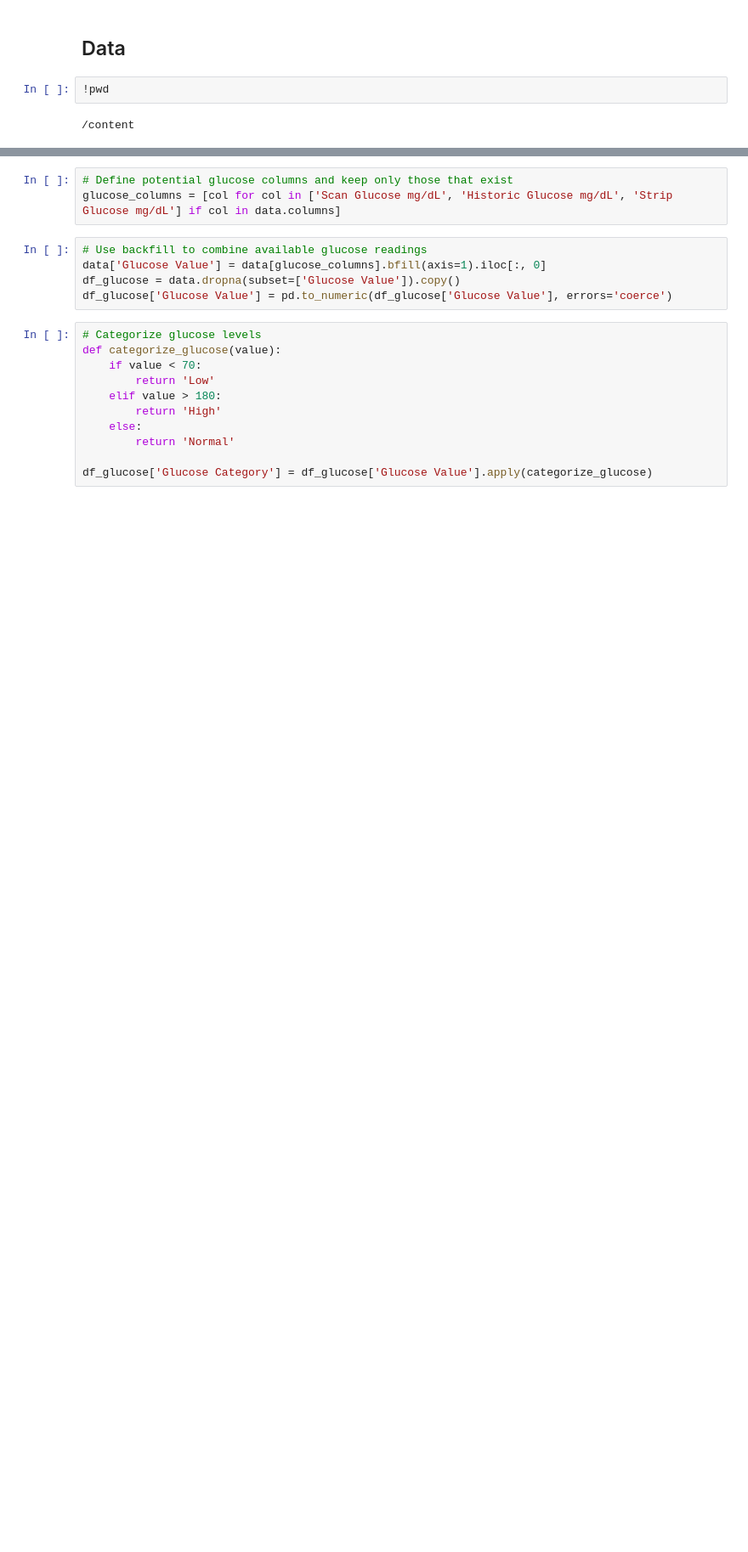
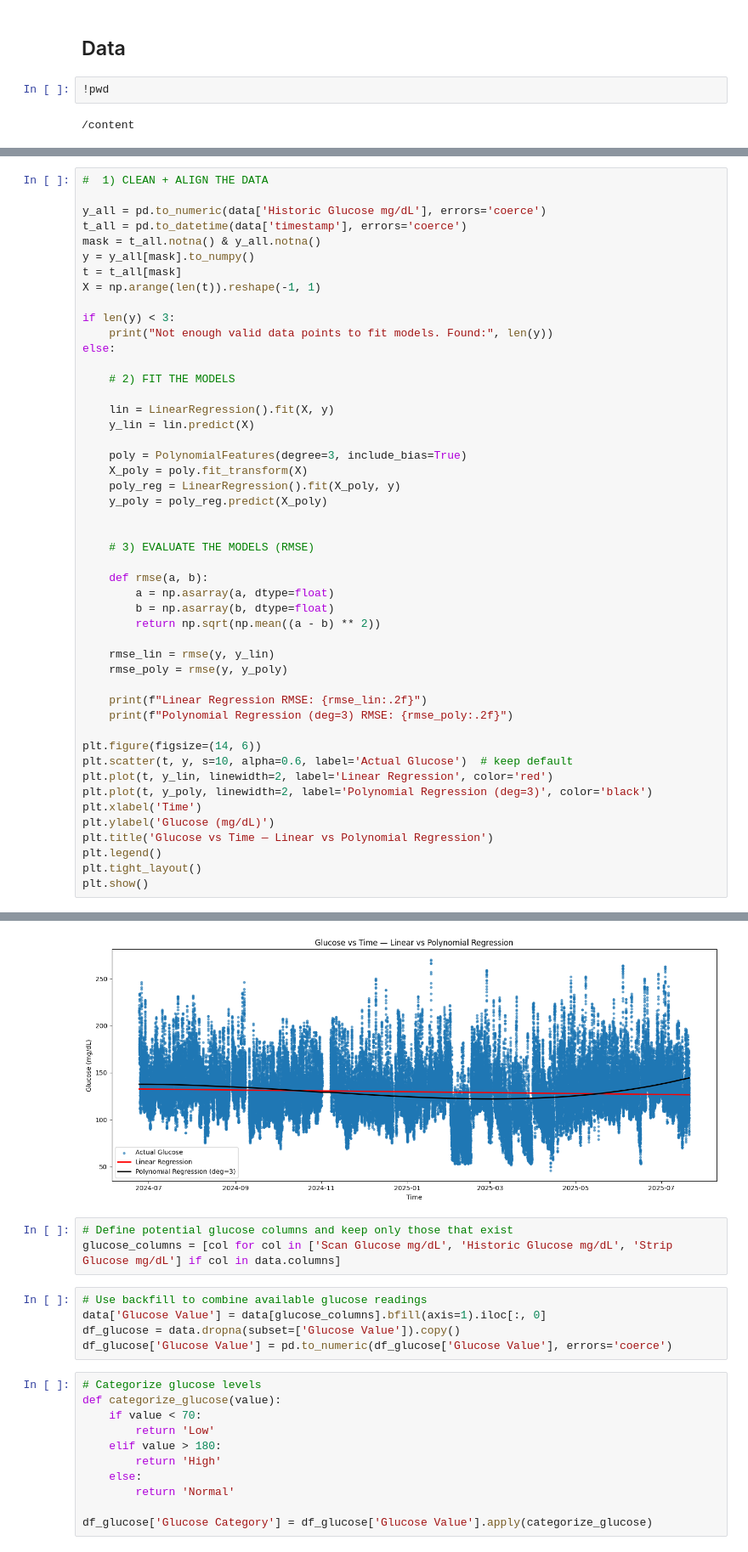
Before and after one commit to piggyatbaqaqi/sugarbowl, a Jupyter notebook: sugarbowl_jj.ipynb, the cells around one changed output, grey strips where cells are left out. Shown at 85% size. Cells and saved outputs as stored; diff of their text form; blank space fills up the shorter version.

```diff
--- a/sugarbowl_jj.ipynb
+++ b/sugarbowl_jj.ipynb
@@ -87,0 +93,49 @@ dtype: int64
+# %%
+#  1) CLEAN + ALIGN THE DATA
+
+y_all = pd.to_numeric(data['Historic Glucose mg/dL'], errors='coerce')
+t_all = pd.to_datetime(data['timestamp'], errors='coerce')
+mask = t_all.notna() & y_all.notna()
+y = y_all[mask].to_numpy()
+t = t_all[mask]
+X = np.arange(len(t)).reshape(-1, 1)
+
+if len(y) < 3:
+    print("Not enough valid data points to fit models. Found:", len(y))
+else:
+
+    # 2) FIT THE MODELS
+
+    lin = LinearRegression().fit(X, y)
+    y_lin = lin.predict(X)
+
+    poly = PolynomialFeatures(degree=3, include_bias=True)
+    X_poly = poly.fit_transform(X)
+    poly_reg = LinearRegression().fit(X_poly, y)
+    y_poly = poly_reg.predict(X_poly)
+
+
+    # 3) EVALUATE THE MODELS (RMSE)
+
+    def rmse(a, b):
+        a = np.asarray(a, dtype=float)
+        b = np.asarray(b, dtype=float)
+        return np.sqrt(np.mean((a - b) ** 2))
+
+    rmse_lin = rmse(y, y_lin)
+    rmse_poly = rmse(y, y_poly)
+
+    print(f"Linear Regression RMSE: {rmse_lin:.2f}")
+    print(f"Polynomial Regression (deg=3) RMSE: {rmse_poly:.2f}")
+
+plt.figure(figsize=(14, 6))
+plt.scatter(t, y, s=10, alpha=0.6, label='Actual Glucose')  # keep default
+plt.plot(t, y_lin, linewidth=2, label='Linear Regression', color='red')
+plt.plot(t, y_poly, linewidth=2, label='Polynomial Regression (deg=3)', color='black')
+plt.xlabel('Time')
+plt.ylabel('Glucose (mg/dL)')
+plt.title('Glucose vs Time — Linear vs Polynomial Regression')
+plt.legend()
+plt.tight_layout()
+plt.show()
+# %% [output]
@@ -88,3 +144,4 @@ dtype: int64
+[figure, added]
 # %%
 # Define potential glucose columns and keep only those that exist
 glucose_columns = [col for col in ['Scan Glucose mg/dL', 'Historic Glucose mg/dL', 'Strip Glucose mg/dL'] if col in data.columns]
```
Also changed, not shown: parts of 20 cells of this notebook.
